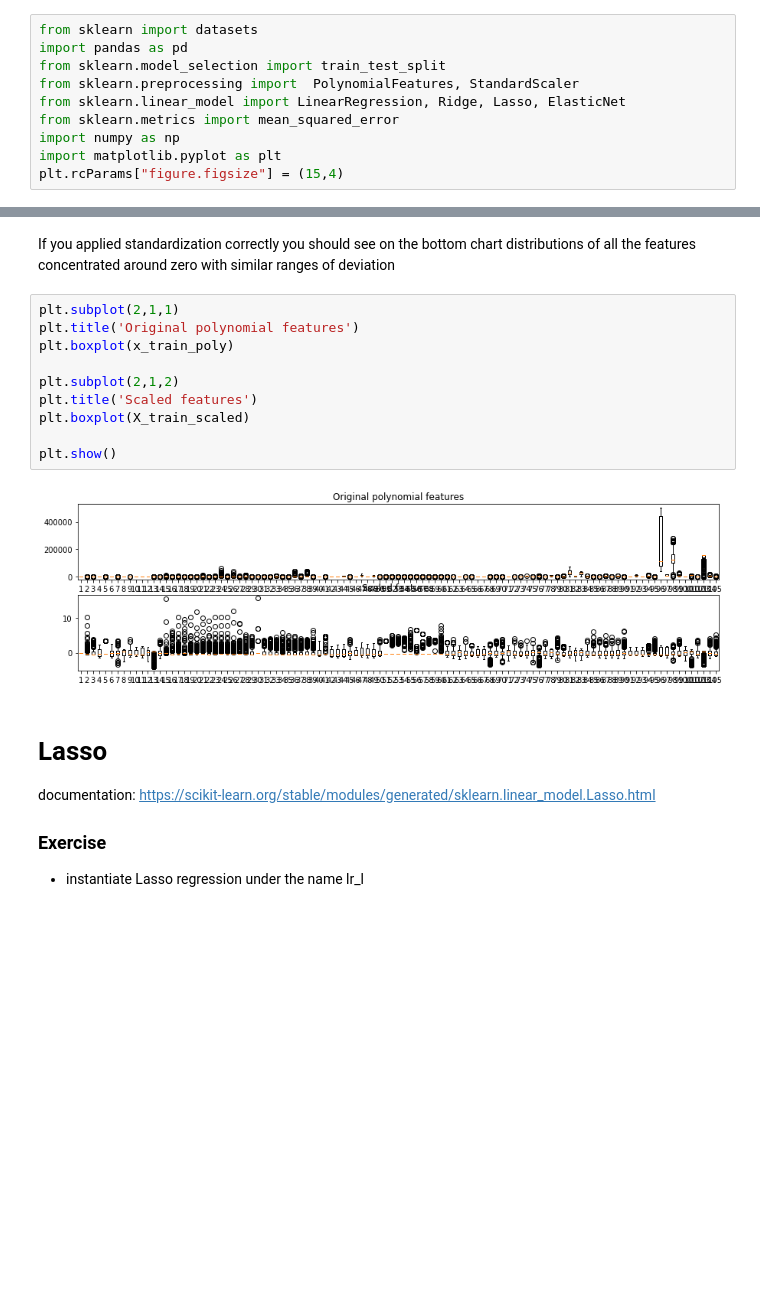
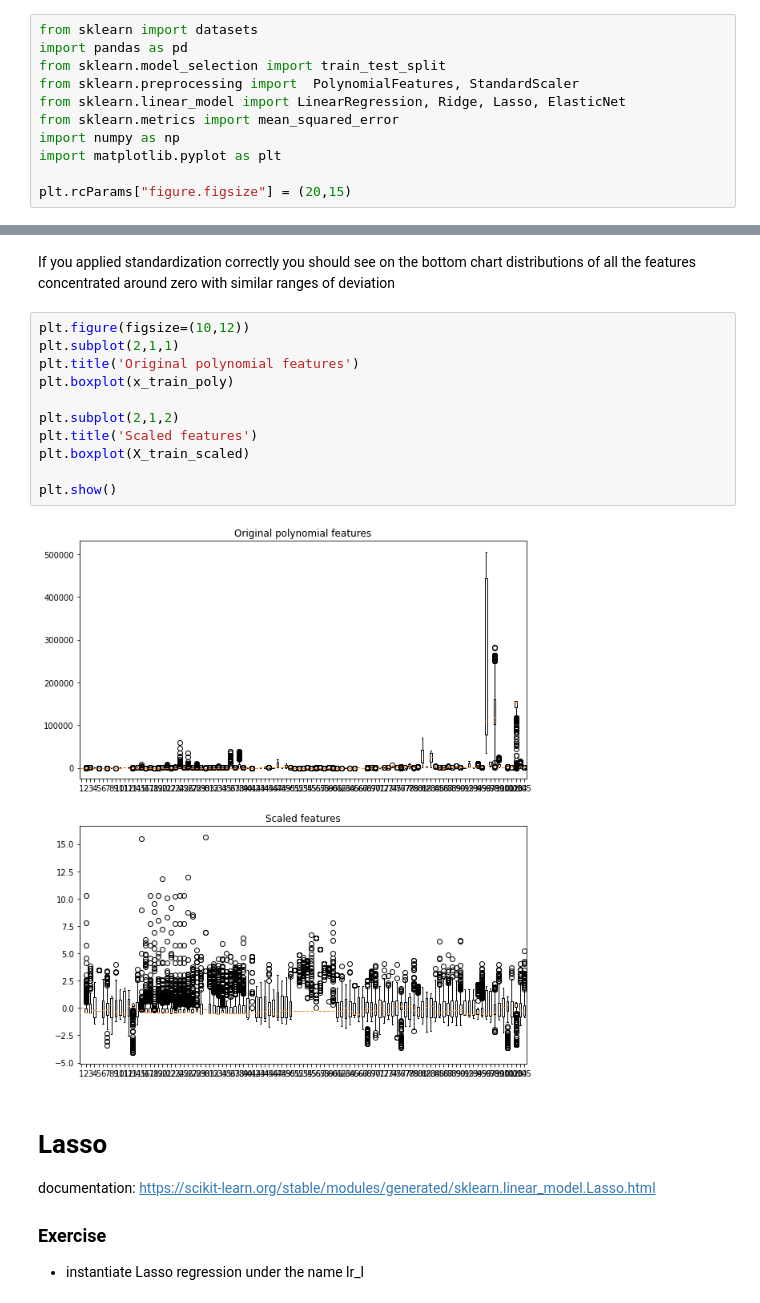
Before and after one commit to rsouza/IntroDataScience, a Jupyter notebook: 2_virtual_classroom_materials/day_4_machine_learning/Answers/2_Regularized_Linear_Models_Exercise_answers.ipynb, the cells around one changed output, grey strips where cells are left out. Drawn from its saved outputs; the diff is of its cells as text; blank space fills up the shorter version.

```diff
--- a/2_virtual_classroom_materials/day_4_machine_learning/Answers/2_Regularized_Linear_Models_Exercise_answers.ipynb
+++ b/2_virtual_classroom_materials/day_4_machine_learning/Answers/2_Regularized_Linear_Models_Exercise_answers.ipynb
@@ -11,7 +11,8 @@ from sklearn.linear_model import LinearRegression, Ridge, Lasso, ElasticNet
 from sklearn.metrics import mean_squared_error
 import numpy as np
 import matplotlib.pyplot as plt
-plt.rcParams["figure.figsize"] = (15,4)
+
+plt.rcParams["figure.figsize"] = (20,15)
 # %% [markdown]
 ## Load data
 
@@ -130,17 +134,18 @@ X_test_scaled = scaler.transform(x_test_poly)
 # %% [markdown]
 If you applied standardization correctly you should see on the bottom chart distributions of all the features concentrated around zero with similar ranges of deviation
 # %%
+plt.figure(figsize=(10,12))
 plt.subplot(2,1,1)
 plt.title('Original polynomial features')
 plt.boxplot(x_train_poly)
 
 plt.subplot(2,1,2)
 plt.title('Scaled features')
 plt.boxplot(X_train_scaled)
 
 plt.show()
 # %% [output]
-[figure, old version]
+[figure, new version]
 # %% [markdown]
 # Lasso
 documentation: https://scikit-learn.org/stable/modules/generated/sklearn.linear_model.Lasso.html
```
Also changed, not shown: parts of 8 cells of this notebook, 2 other files.
